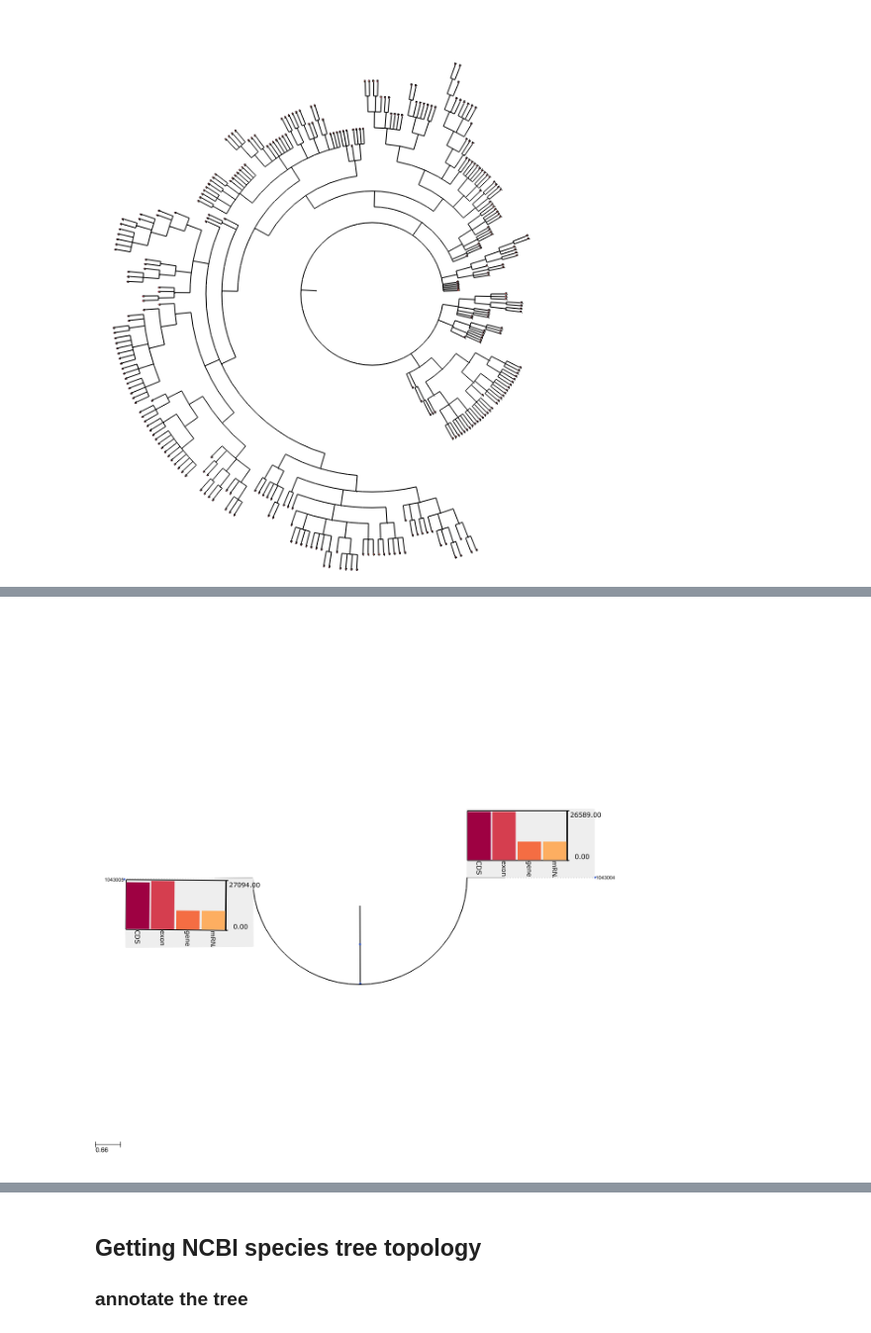
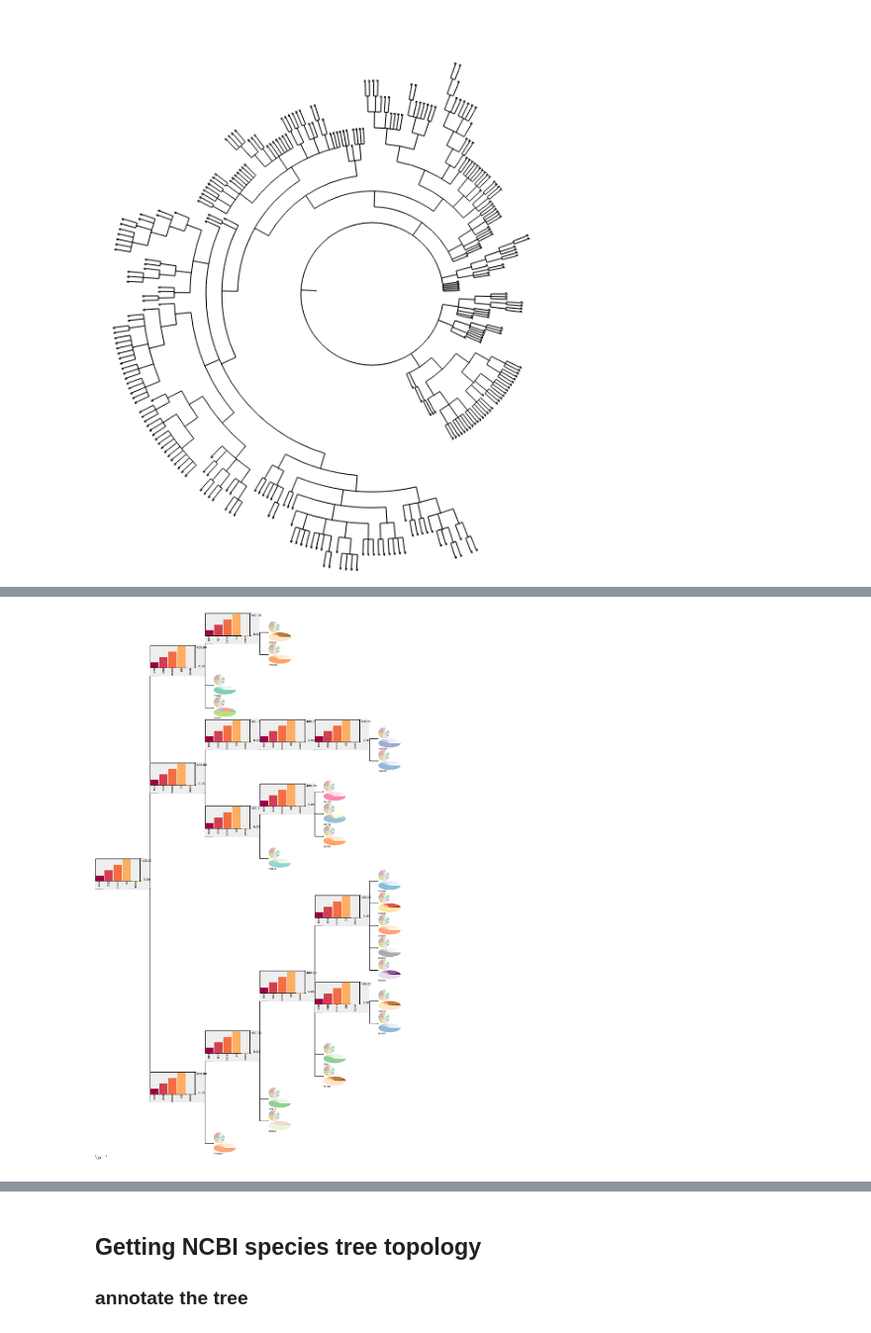
Before and after one commit to hamid58b/bio, a Jupyter notebook: ete/ETE Examples.ipynb, the cells around one changed output, grey strips where cells are left out. Shown at 99% size. Saved outputs shown, nothing was run; the diff lists cells and outputs as text; code cells hidden in the pictures.

Commit message:
visulize tree

```diff
--- a/ete/ETE Examples.ipynb
+++ b/ete/ETE Examples.ipynb
@@ -66,0 +145,6 @@ set([1043004, 1043005, 1570301])
+# %%
+if __name__ == '__main__':
+    t, ts = build_tree()
+    t.render("barchart.png", w=600, tree_style=ts)
+
+    print t.get_ascii(attributes=["name", "exon","tax2name", "GFF_No"], show_internal=False)
@@ -137,83 +229,50 @@ if __name__ == '__main__':
 # %%
 import sys
 import random
-from ete3 import Tree,NCBITaxa, faces, TreeStyle, COLOR_SCHEMES
+from ete3 import Tree, faces, TreeStyle, COLOR_SCHEMES
 from IPython.display import Image, display
-import pandas as pd
 
 schema_names = COLOR_SCHEMES.keys()
 
-df=pd.read_csv("stats.csv", names=['taxid','CDS','CDS_Mean','exon','exon_Mean','gene','gene_Mean','mRNA','mRNA_Mean'])
-taxid_list=df['taxid']
+def layout(node):
+    #print (node.name)
+    if node.is_leaf():
+        F= faces.PieChartFace([10,10,10,10,10,10,10,10,10,4,6],
+                              colors=COLOR_SCHEMES["set3"],
+                              width=50, height=50)
+        F.border.width = None
+        F.opacity = 0.8
+        faces.add_face_to_node(F,node, 0, position="branch-right")
 
-def layout(node):
-    if node.is_leaf():
-        print (" leaf " + node.name)
-        info=df.loc[df['taxid'] == int(node.name)].values.tolist()
-        row=info[0]
-#         F= faces.PieChartFace([row[1],row[3],row[5],row[7]],
-#                               colors=COLOR_SCHEMES["set3"],
-#                               width=50, height=50)
-#         F.border.width = None
-#         F.opacity = 0.8
-#         faces.add_face_to_node(F,node, 0, position="branch-right")
-
-#         F= faces.PieChartFace([10,20,5,5,60],
-#                               colors=COLOR_SCHEMES[random.sample(schema_names, 1)[0]],
-#                               width=100, height=40)
-#         F.border.width = None
-#         F.opacity = 0.8
-#         faces.add_face_to_node(F,node, 0, position="branch-right")
-#     else:
-        F= faces.BarChartFace([row[1],row[3],row[5],row[7]], min_value=0,
+        F= faces.PieChartFace([10,20,5,5,60],
+                              colors=COLOR_SCHEMES[random.sample(schema_names, 1)[0]],
+                              width=100, height=40)
+        F.border.width = None
+        F.opacity = 0.8
+        faces.add_face_to_node(F,node, 0, position="branch-right")
+    else:
+        F= faces.BarChartFace([100,200,300,400,-12], min_value=0,
                               colors=COLOR_SCHEMES["spectral"],
-                              labels = ['CDS','exon','gene','mRNA'],
+                              labels = "aaa,bbb,cccccc,dd,eeee,ffff,gg,HHH,II,JJJ,KK".split(","),
                               label_fsize=10, scale_fsize=10)
         faces.add_face_to_node(F,node, 0, position="branch-top")
         F.background.color = "#eee"
-        node.add_features(CDS=row[1])
-        node.add_features(exon=row[3])
-        node.add_features(gene=row[5])
-        node.add_features(mRNA=row[7])
 
-    else:
-        nodeset=set()
-        nodeset.add(int(node.name))
-        taxid_list=get_leaves_taxid(nodeset)
-        print (taxid_list)
-        info= df[df['taxid'].isin(taxid_list)]['exon'].mean()
-        #print (info['exon'].mean())
-        print ("not leaf " + node.name)
-        print (info)
-        node.add_features(avg_exon=info)
-
-
-def get_example_tree():
-    nodeset={ 1570301}
+def build_tree():
+    nodeset={ 1570301, 5579, 5014, 147541}
     taxid_list=get_leaves_taxid(nodeset)
     taxid_list.update(nodeset)
     t = ncbi.get_topology(taxid_list,intermediate_nodes=False)
 
     ts = TreeStyle()
     ts.layout_fn = layout
-    ts.mode = "c"
+    ts.mode = "r"
     ts.show_leaf_name = True
-#     for node in t:
-#         info=df.loc[df['taxid'] == int(node.name)].values.tolist()
-#         row=info[0]
-#         if node.is_leaf():
-#             leaf.add_features(CDS=row[1])
-#             leaf.add_features(exon=row[3])
-#             leaf.add_features(gene=row[5])
-#             leaf.add_features(mRNA=row[7])
-#         else:
-#             print(node.name)
-#             print (info)
 
     return t, ts
 
 if __name__ == '__main__':
-    t, ts = get_example_tree()
+    t, ts = build_tree()
     t.render("piechart.png", w=600, tree_style=ts)
     display(Image(filename='piechart.png'))
     t.show(tree_style=ts)
@@ -229 +280 @@ not leaf 5579
-[figure, old version]
+[figure, new version]
```
Also changed, not shown: parts of 29 cells of this notebook, 2 other files.
